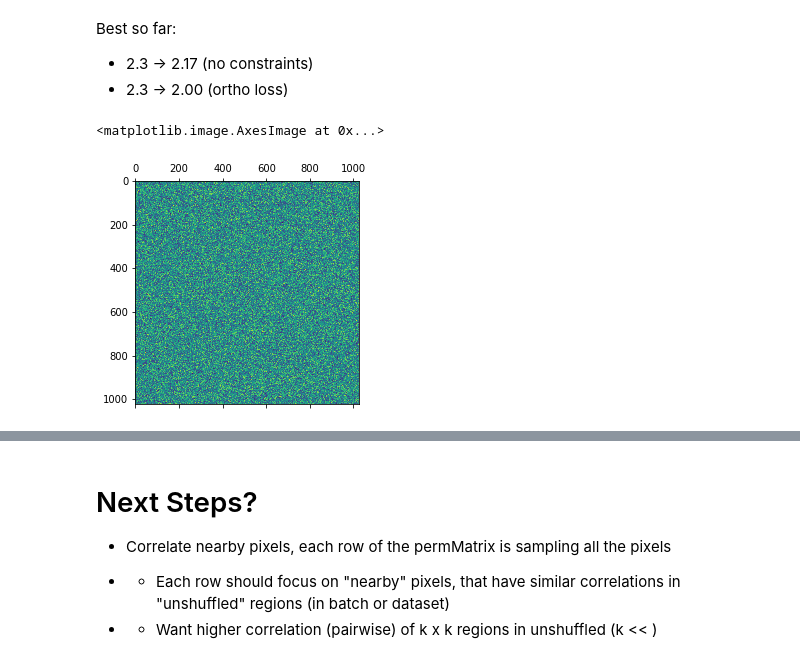
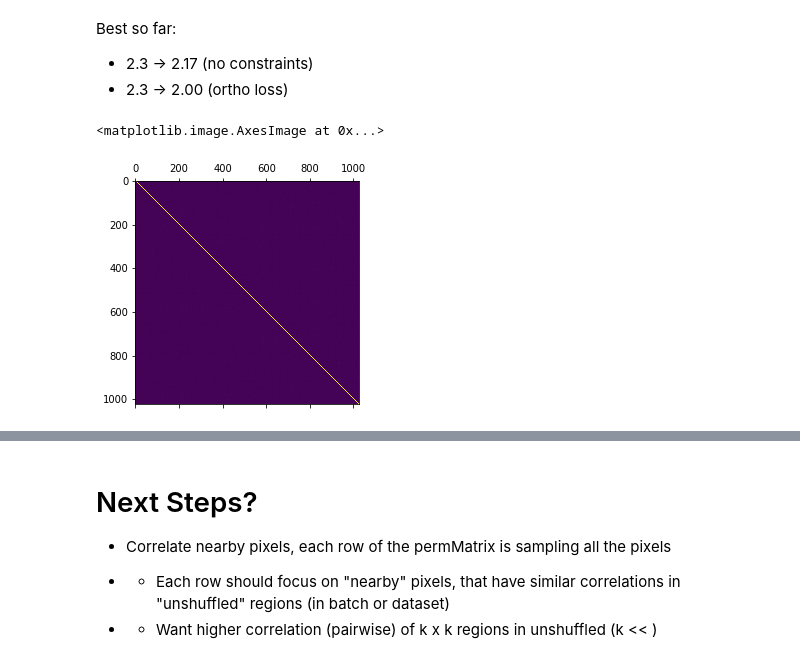
Before and after one commit to ngundotra/topology-research, a Jupyter notebook: UnshufflingCIFAR10.ipynb, the cells around one changed output, grey strips where cells are left out. Cells and saved outputs as stored; diff of their text form; code cells hidden in the pictures.

```diff
--- a/UnshufflingCIFAR10.ipynb
+++ b/UnshufflingCIFAR10.ipynb
@@ -304,12 +319,35 @@ plt.matshow(random_weight_init.numpy().T @ random_weight_init.numpy())
 # %% [output]
 <matplotlib.image.AxesImage at 0x...>
 [figure]
+# %%
+class CrossCorrelator(torch.nn.Module):
+    def __init__(self, k=3):
+        super(CrossCorrelator, self).__init__()
+        self.layer = torch.nn.Conv2d(3, 1, kernel_size=k, stride=1, padding_mode='zeros')
+
+        filters = []
+        for i in [0, 1, 2, 3, 5, 6, 7, 8]:
+            curr_filter = np.zeros(9)
+            curr_filter[i] = 1
+            curr_filter
+            filters.append()
+
+        random_conv_wt = torch.zeros((1,3,3,8)).cuda()
+        torch.nn.init.normal_(random_conv_wt)
+        self.layer.weight.data = random_conv_wt
+        self.layer.bias.data = torch.zeros_like(self.layer.bias.data).cuda()
+
+    def forward(self, image):
+        return torch.sum(torch.flatten(self.layer(image)))
 # %%
-def fitWithClamped(learner, epochs, alpha = 1):
+def fitWithClamped(learner, epochs, alpha=1, beta=1, visualize=True):
     model = learner.model
     pbar = master_bar(range(epochs))
     optim = torch.optim.Adadelta(model.parameters())
-
+    # Initialize Pixel Cross Correlator
+    cross_correlator = CrossCorrelator(k=3)
+    cross_correlator.requires_grad = False
+    # Set model up for training
     for p in model.parameters():
         p.requires_grad = True
 
@@ -317,19 +355,24 @@ def fitWithClamped(learner, epochs, alpha = 1):
         for xb, yb in progress_bar(learner.data.train_dl, parent=pbar):
             permMatrix = model.permutation.permMatrix.weight
 
-            preds = model(xb)
+            unshuffled_layer = model.permutation(xb)
+            preds = model.learnedModel(unshuffled_layer)
             loss = learner.loss_func(preds, yb)
             ortho_loss = orthogonality(permMatrix)
+#             cross_corr_loss = cross_correlator(unshuffled_layer) / (len(xb))
             real_loss = loss + alpha * ortho_loss
             optim.zero_grad()
-            print(f"Loss: {loss}, orthogonality: {ortho_loss}")
+            print(f"Loss: {loss}, orthogonality: {ortho_loss}, cross correlation: {cross_corr_loss}")
             real_loss.backward()
             optim.step()
 #             permMatrix.clamp_(min=0)
 #             model.permutation.permMatrix.weight.data = torch.nn.functional.normalize(permMatrix, p=1, dim=1)
+        visualizeIdxRange(range(2000, 2003), experiment_learner)
 
 def orthogonality(matrix):
     """x^Tx - I"""
-    prod = torch.mm(matrix.transpose(1,0), matrix) - torch.eye(matrix.shape[0])
-    return torch.norm(prod)
+    prod = torch.mm(matrix.transpose(1,0), matrix)
+    identity = torch.eye(matrix.shape[0])
+    off_diagonal = prod - identity.cuda()
+    return torch.norm(off_diagonal)
 # %%
@@ -381,9 +407,9 @@ Best so far:
 - 2.3 -> 2.17 (no constraints)
 - 2.3 -> 2.00 (ortho loss)
 # %%
-question = experiment_learner.model.permutation.permMatrix.weight.data.numpy()
+current_weight_matrix = experiment_learner.model.permutation.permMatrix.weight.data.cpu().numpy()
 # %%
-plt.matshow(question)
+plt.matshow(current_weight_matrix.T @ current_weight_matrix)
 # %% [output]
 <matplotlib.image.AxesImage at 0x...>
-[figure, old version]
+[figure, new version]
```
Also changed, not shown: parts of 14 cells of this notebook, 1 other file.
